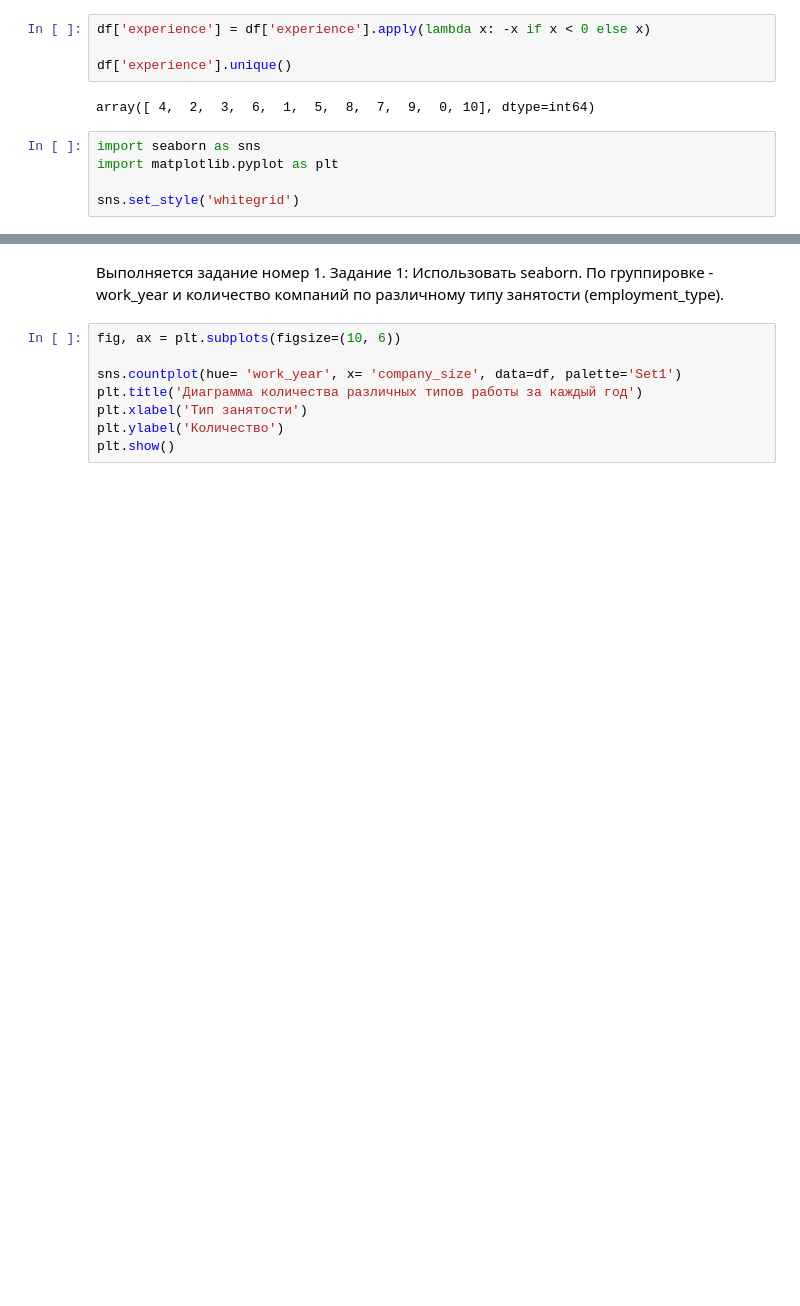
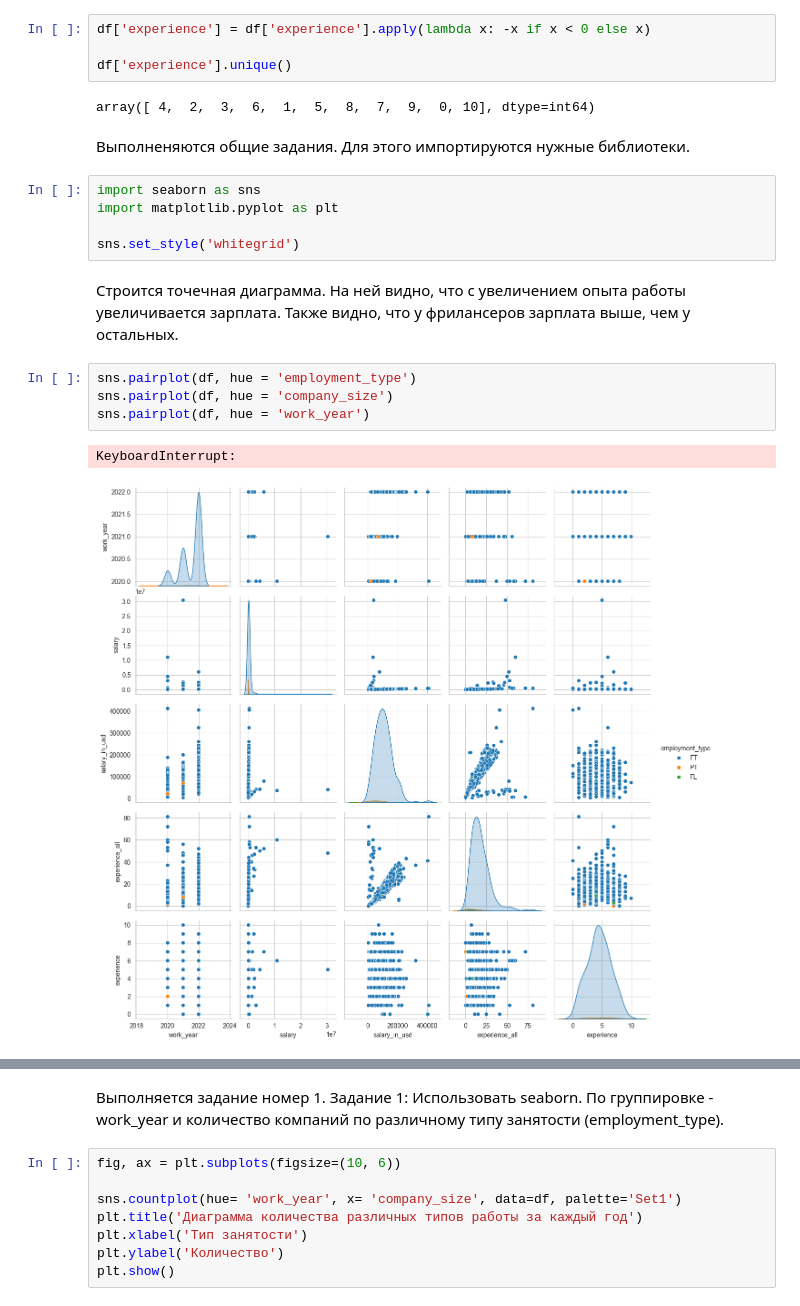
Before and after one commit to MaksimLevchenko/data_analysis_2, a Jupyter notebook: ЛР2_ЛевченкоМС_7.ipynb, the cells around one changed output, grey strips where cells are left out. Drawn from its saved outputs; the diff is of its cells as text; blank space fills up the shorter version.

```diff
--- a/ЛР2_ЛевченкоМС_7.ipynb
+++ b/ЛР2_ЛевченкоМС_7.ipynb
@@ -210,8 +210,19 @@ df['experience'] = df['experience'].apply(lambda x: -x if x < 0 else x)
 df['experience'].unique()
 # %% [output]
 array([ 4,  2,  3,  6,  1,  5,  8,  7,  9,  0, 10], dtype=int64)
+# %% [markdown]
+Выполненяются общие задания. Для этого импортируются нужные библиотеки.
 # %%
 import seaborn as sns
 import matplotlib.pyplot as plt
 
 sns.set_style('whitegrid')
+# %% [markdown]
+Строится точечная диаграмма. На ней видно, что с увеличением опыта работы увеличивается зарплата. Также видно, что у фрилансеров зарплата выше, чем у остальных.
+# %%
+sns.pairplot(df, hue = 'employment_type')
+sns.pairplot(df, hue = 'company_size')
+sns.pairplot(df, hue = 'work_year')
+# %% [output]
+KeyboardInterrupt:
+[figure, added]
```
Also changed, not shown: parts of 5 cells of this notebook.
